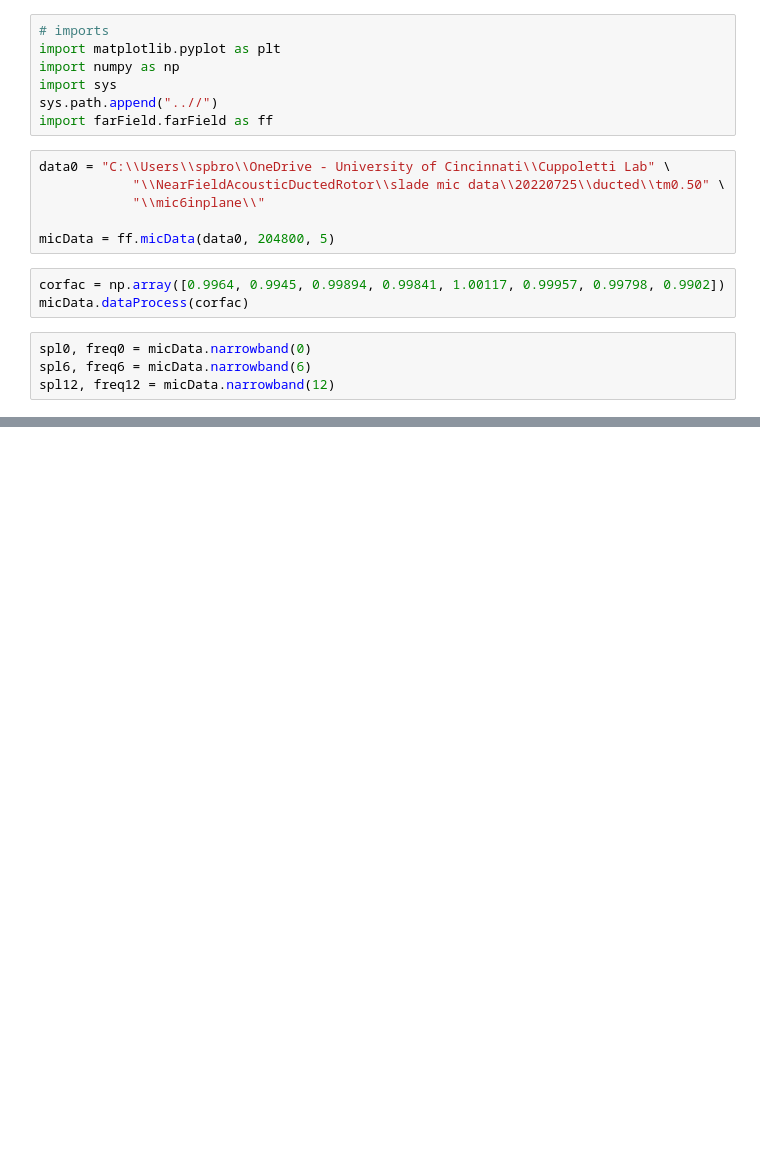
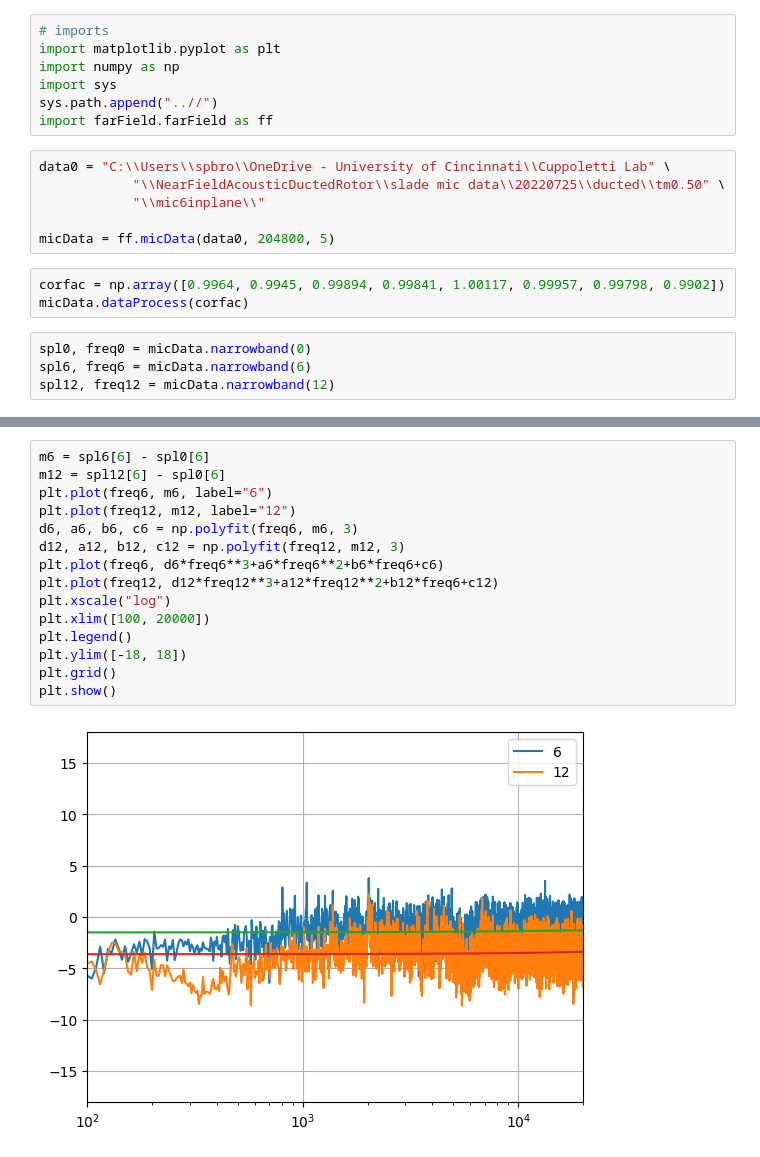
Before and after one commit to sladesladeslade/CuppolettiLab, a Jupyter notebook: Spr 23 UGR/UGRplots.ipynb, the cells around one changed output, grey strips where cells are left out. Cells and saved outputs as stored; diff of their text form; blank space fills up the shorter version.

```diff
--- a/Spr 23 UGR/UGRplots.ipynb
+++ b/Spr 23 UGR/UGRplots.ipynb
@@ -32,0 +35,17 @@ plt.show()
+# %%
+m6 = spl6[6] - spl0[6]
+m12 = spl12[6] - spl0[6]
+plt.plot(freq6, m6, label="6")
+plt.plot(freq12, m12, label="12")
+d6, a6, b6, c6 = np.polyfit(freq6, m6, 3)
+d12, a12, b12, c12 = np.polyfit(freq12, m12, 3)
+plt.plot(freq6, d6*freq6**3+a6*freq6**2+b6*freq6+c6)
+plt.plot(freq12, d12*freq12**3+a12*freq12**2+b12*freq6+c12)
+plt.xscale("log")
+plt.xlim([100, 20000])
+plt.legend()
+plt.ylim([-18, 18])
+plt.grid()
+plt.show()
+# %% [output]
+[figure, added]
```
Also changed, not shown: parts of 1 cell of this notebook.
